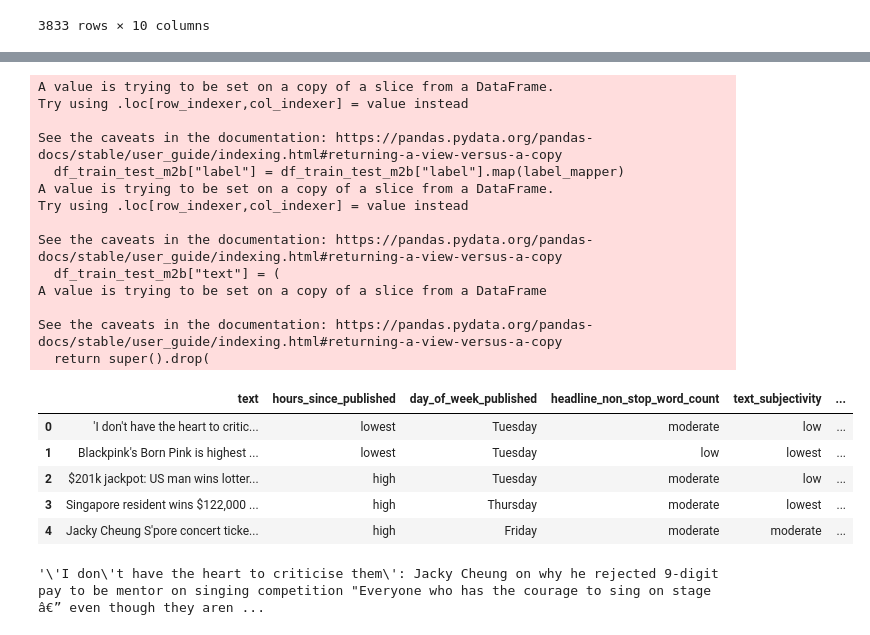
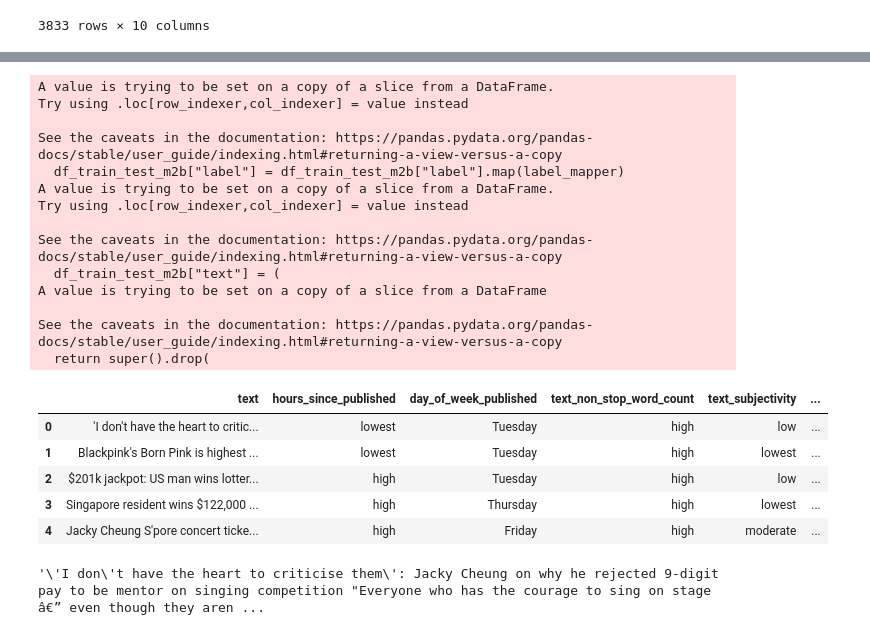
Before and after one commit to xeonkai/news_matching, a Jupyter notebook: traction-analytics/traction_analytics.ipynb, the cells around one changed output, grey strips where cells are left out. Cells and saved outputs as stored; diff of their text form; code cells hidden in the pictures.

```diff
--- a/traction-analytics/traction_analytics.ipynb
+++ b/traction-analytics/traction_analytics.ipynb
@@ -1236,40 +1236,40 @@ df_train_test_m2b["text"] = (
     + " The article was published on the "
     + df_train_test_m2b["day_of_week_published"].astype(str)
     + " day of the week."
     + " The headline has "
-    + df_train_test_m2b["headline_non_stop_word_count"].astype(str)
+    + df_train_test_m2b["text_non_stop_word_count"].astype(str)
     + " non-stop words."
     + " The text has a subjectivity score of "
     + df_train_test_m2b["text_subjectivity"].astype(str)
     + " and a sentiment score of "
     + df_train_test_m2b["text_sentiment"].astype(str)
     + "."
 )
 df_train_test_m2b.drop(
     columns=["mean_monthly_visits", "mean_monthly_unique_visitors"], inplace=True
 )
 df_train_test_m2b.head()
 # %% [output]
 A value is trying to be set on a copy of a slice from a DataFrame.
 Try using .loc[row_indexer,col_indexer] = value instead
 
 See the caveats in the documentation: https://pandas.pydata.org/pandas-docs/stable/user_guide/indexing.html#returning-a-view-versus-a-copy
   df_train_test_m2b["label"] = df_train_test_m2b["label"].map(label_mapper)
 A value is trying to be set on a copy of a slice from a DataFrame.
 Try using .loc[row_indexer,col_indexer] = value instead
 
 See the caveats in the documentation: https://pandas.pydata.org/pandas-docs/stable/user_guide/indexing.html#returning-a-view-versus-a-copy
   df_train_test_m2b["text"] = (
 A value is trying to be set on a copy of a slice from a DataFrame
 
 See the caveats in the documentation: https://pandas.pydata.org/pandas-docs/stable/user_guide/indexing.html#returning-a-view-versus-a-copy
   return super().drop(
-|  | text | hours_since_published | day_of_week_published | headline_non_stop_word_count | text_subjectivity | ... |
-| 0 | 'I don't have the heart to critic... | lowest | Tuesday | moderate | low | ... |
-| 1 | Blackpink's Born Pink is highest ... | lowest | Tuesday | low | lowest | ... |
-| 2 | $201k jackpot: US man wins lotter... | high | Tuesday | moderate | low | ... |
-| 3 | Singapore resident wins $122,000 ... | high | Thursday | moderate | lowest | ... |
-| 4 | Jacky Cheung S'pore concert ticke... | high | Friday | moderate | moderate | ... |
+|  | text | hours_since_published | day_of_week_published | text_non_stop_word_count | text_subjectivity | ... |
+| 0 | 'I don't have the heart to critic... | lowest | Tuesday | high | low | ... |
+| 1 | Blackpink's Born Pink is highest ... | lowest | Tuesday | high | lowest | ... |
+| 2 | $201k jackpot: US man wins lotter... | high | Tuesday | high | low | ... |
+| 3 | Singapore resident wins $122,000 ... | high | Thursday | high | lowest | ... |
+| 4 | Jacky Cheung S'pore concert ticke... | high | Friday | high | moderate | ... |
 # %%
 df_train_test_m2b.text.iloc[0]
 # %% [output]
```
Also changed, not shown: parts of 38 cells of this notebook.
